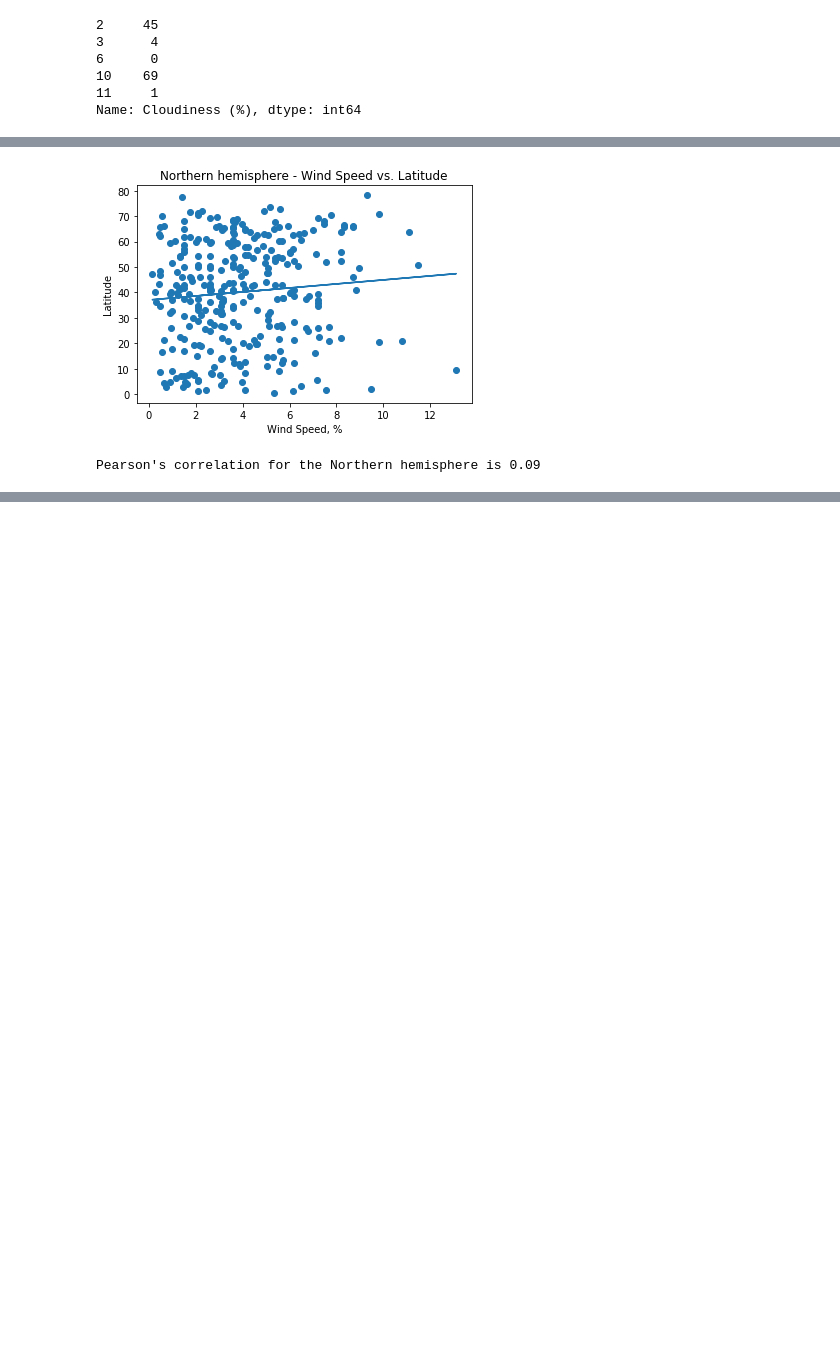
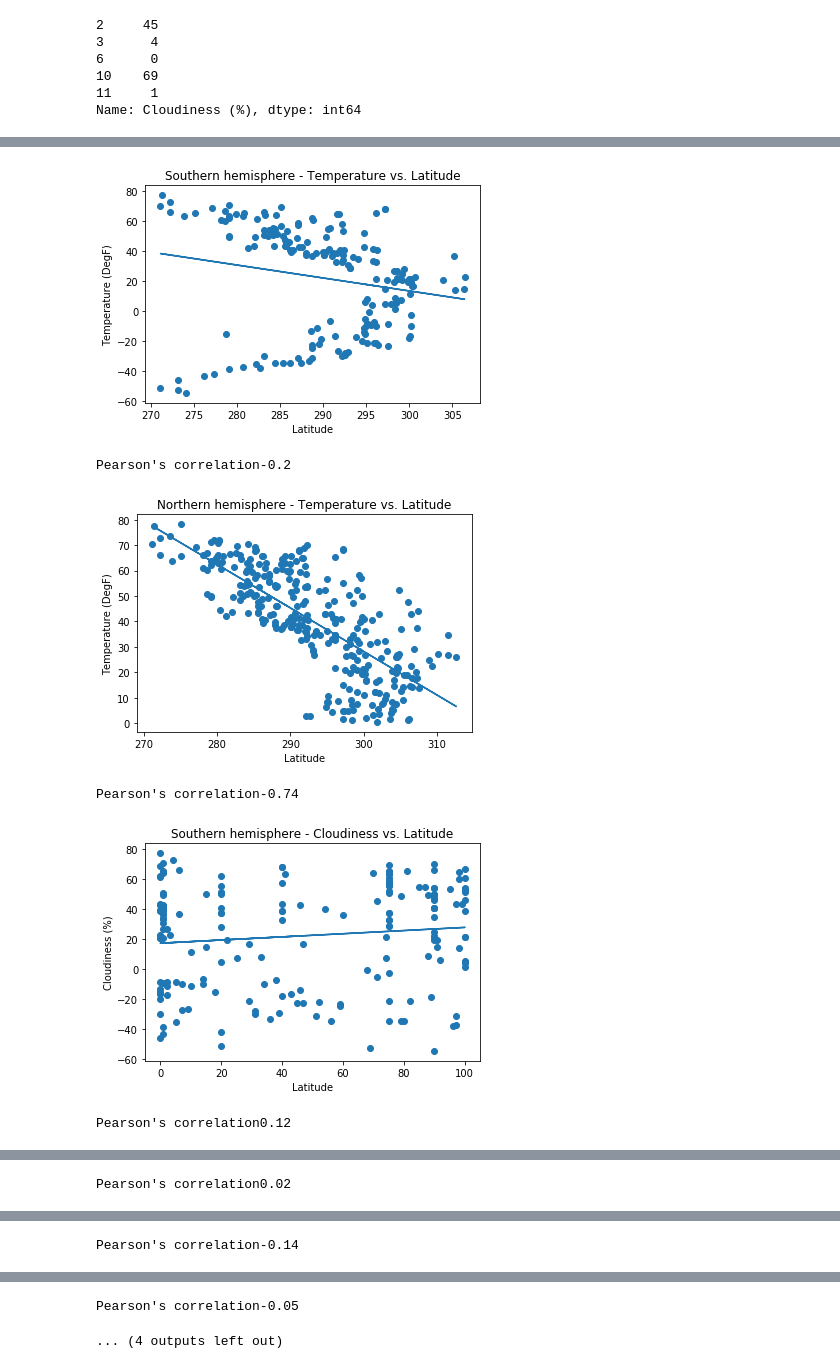
Before and after one commit to IrinaUX/python-api-challenge-2, a Jupyter notebook: WeatherPy/WeatherPy-Copy2.ipynb, the cells around one changed output, grey strips where cells are left out. Drawn from its saved outputs; the diff is of its cells as text; code cells hidden in the pictures; blank space fills up the shorter version.

Commit message:
Create a function to generate the scatter plot with the linear regression.

```diff
--- a/WeatherPy/WeatherPy-Copy2.ipynb
+++ b/WeatherPy/WeatherPy-Copy2.ipynb
@@ -154,15 +154,3 @@ print(cloud_north[:5])
 11     1
 12    20
 Name: Cloudiness (%), dtype: int64
-# %%
-# Plot temperature vs. latitude for the Northern hemisphere
-plt.scatter(temp_north, lat_north)
-plt.title("Northern hemisphere - Temperature vs. Latitude")
-plt.xlabel("Temperature, DegF")
-plt.ylabel("Latitude")
-m, b = np.polyfit(temp_north, lat_north, 1)
-plt.plot(temp_north, m*temp_north + b)
-plt.show()
-
-# Identify Pearson value
-print(f"Pearson's correlation for the southern hemisphere is {round(sts.pearsonr(temp_north, lat_north)[0],2)}")
@@ -186,14 +171,15 @@ print(cloud_south[:5])
 11     1
 Name: Cloudiness (%), dtype: int64
 # %%
-# Plot temperature vs. latitude for the Northern hemisphere
-plt.scatter(temp_south, lat_south)
-plt.title("Southern hemisphere - Temperature vs. Latitude")
-plt.xlabel("Temperature, DegF")
-plt.ylabel("Latitude")
-m, b = np.polyfit(temp_south, lat_south, 1)
-plt.plot(temp_south, m*temp_south + b)
-plt.show()
-
-# Identify Pearson value
-print(f"Pearson's correlation for the Southern hemisphere is {round(sts.pearsonr(temp_south, lat_south)[0],2)}")
+def plot_linear_regression(x_axis, y_axis, title, ylabel, xlabel):
+    # Plot temperature vs. latitude for the Northern hemisphere
+    plt.scatter(x_axis, y_axis)
+    plt.title(title)
+    plt.xlabel(xlabel)
+    plt.ylabel(ylabel)
+    m, b = np.polyfit(x_axis, y_axis, 1)
+    plt.plot(x_axis, m*x_axis + b)
+    plt.show()
+    # Identify Pearson value
+    print(f"Pearson's correlation{round(sts.pearsonr(x_axis, y_axis)[0],2)}")
+#plot_linear_regression(temp_north, lat_north, "Northern hemisphere - Temperature vs. Latitude", "Temperature (DegF)", "Latitude")
@@ -278,15 +186,16 @@ Pearson's correlation for the southern hemisphere is -0.02
-# %%
-# Plot wind speed vs. latitude for the Northern hemisphere
-plt.scatter(wind_north, lat_north)
-plt.title("Northern hemisphere - Wind Speed vs. Latitude")
-plt.xlabel("Wind Speed, %")
-plt.ylabel("Latitude")
-m, b = np.polyfit(wind_north, lat_north, 1)
-plt.plot(wind_north, m*wind_north + b)
-plt.show()
-
-# Identify Pearson value
-print(f"Pearson's correlation for the Northern hemisphere is {round(sts.pearsonr(wind_north, lat_north)[0],2)}")
-# %% [output]
-[figure, removed]
-Pearson's correlation for the Northern hemisphere is 0.09
+# %%
+plot_linear_regression(temp_south, lat_south, "Southern hemisphere - Temperature vs. Latitude", "Temperature (DegF)", "Latitude")
+plot_linear_regression(temp_north, lat_north, "Northern hemisphere - Temperature vs. Latitude", "Temperature (DegF)", "Latitude")
+plot_linear_regression(cloud_south, lat_south, "Southern hemisphere - Cloudiness vs. Latitude", "Cloudiness (%)", "Latitude")
+plot_linear_regression(cloud_north, lat_north, "Northern hemisphere - Cloudiness vs. Latitude", "Cloudiness (%)", "Latitude")
+plot_linear_regression(humid_south, lat_south, "Southern hemisphere - Humidity vs. Latitude", "Humidity (%)", "Latitude")
+plot_linear_regression(humid_north, lat_north, "Northern hemisphere - Humidity vs. Latitude", "Humidity (%)", "Latitude")
+plot_linear_regression(wind_south, lat_south, "Southern hemisphere - Wind Speed vs. Latitude", "Wind Speed (mps)", "Latitude")
+plot_linear_regression(wind_north, lat_north, "Northern hemisphere - Wind Speed vs. Latitude", "Wind Speed (mps)", "Latitude")
+# %% [output]
+[figure, added]
+Pearson's correlation-0.2
+[figure, added]
+Pearson's correlation-0.74
+[figure, added]
+Pearson's correlation0.12
@@ -292,0 +203 @@ Pearson's correlation for the Northern hemisphere is 0.09
+Pearson's correlation0.02
@@ -292,0 +205 @@ Pearson's correlation for the Northern hemisphere is 0.09
+Pearson's correlation-0.14
@@ -292,0 +207,2 @@ Pearson's correlation for the Northern hemisphere is 0.09
+Pearson's correlation-0.05
+... (4 outputs left out)
```
Also changed, not shown: parts of 8 cells of this notebook.
